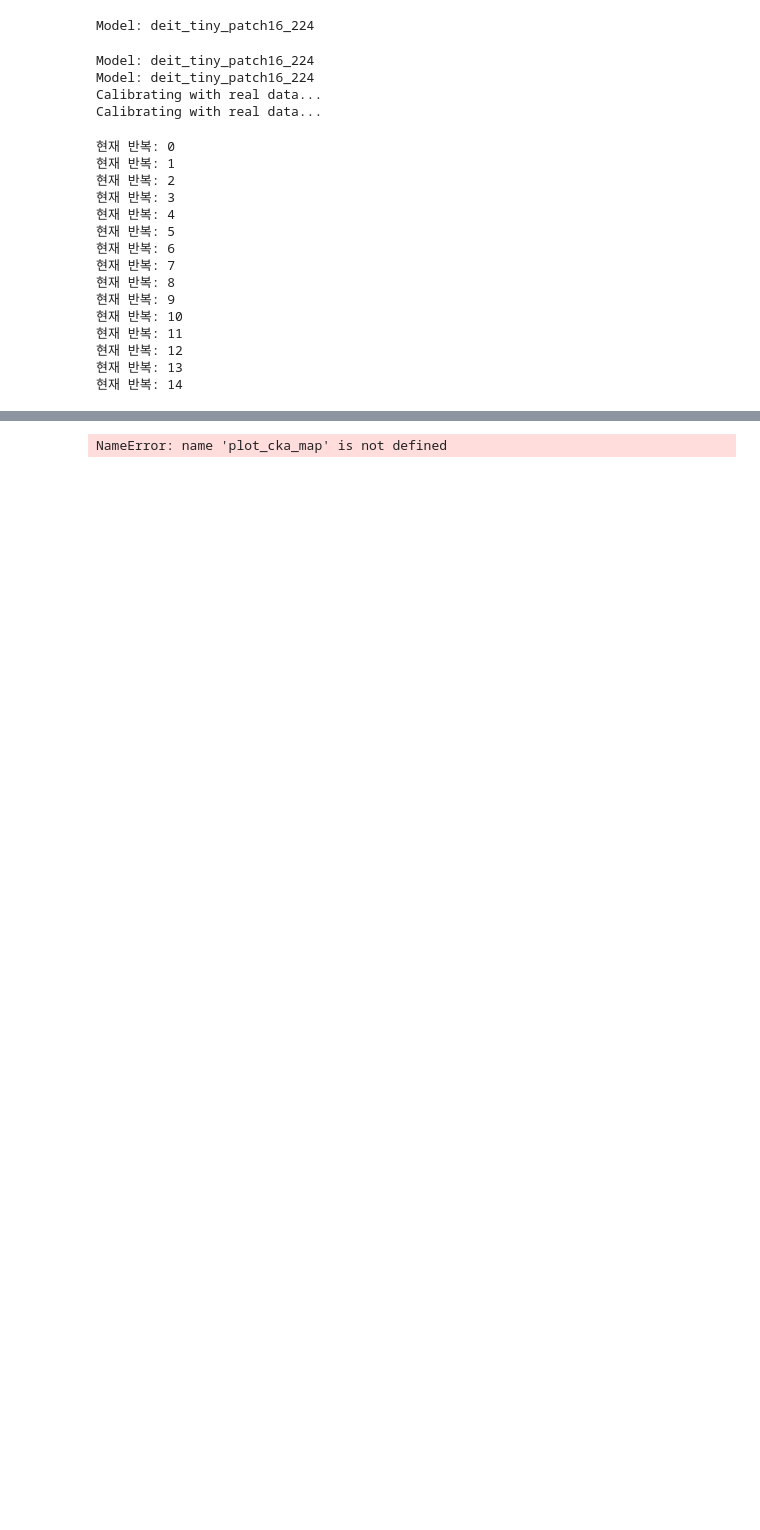
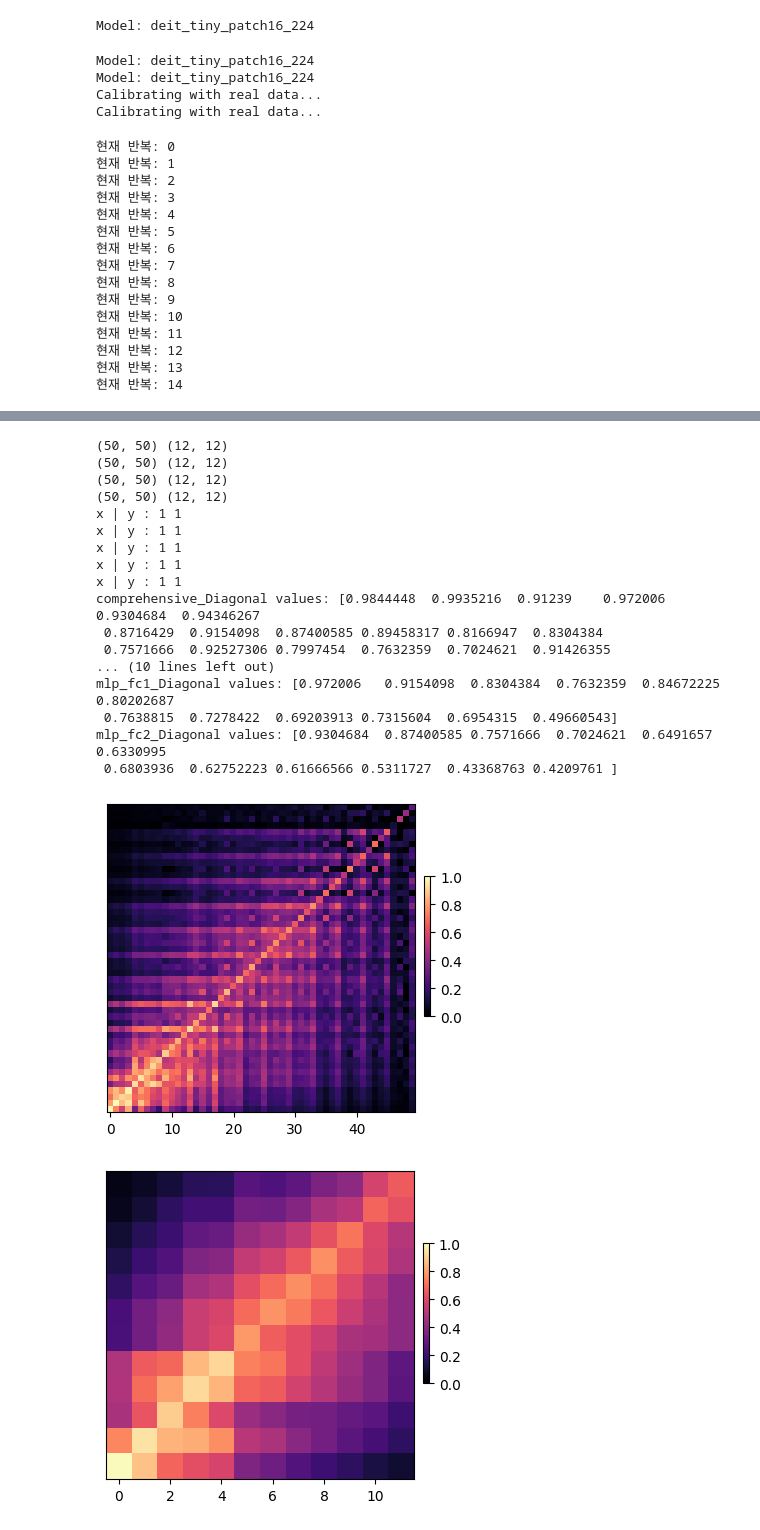
Before and after one commit to LeSN-Lab/diff-ViT, a Jupyter notebook: ddv_cka_calc.ipynb, the cells around one changed output, grey strips where cells are left out. Drawn from its saved outputs; the diff is of its cells as text; code cells hidden in the pictures; blank space fills up the shorter version.

```diff
--- a/ddv_cka_calc.ipynb
+++ b/ddv_cka_calc.ipynb
@@ -202,17 +218,17 @@ compute_cka_with_adversarial(not_quantized_model,
 # %%
 
 plot_cka_map(
-    cka_file_name= 'cka_with_adversarial_not_quantized_int4_model_test',
-    plot_name = 'cka_with_adversarial_not_quantized_int4_model_test',
+    cka_file_name= 'false_cka_with_adversarial_not_quantized_int4_model_test',
+    plot_name = 'false_cka_with_adversarial_not_quantized_int4_model_test',
     base_dir= '/data/deepops/temp/diff-ViT'
     )
 
 
 # 사용 예시
-pickle_folder = 'cka_with_adversarial_not_quantized_int4_model_test'
+pickle_folder = 'false_cka_with_adversarial_not_quantized_int4_model_test'
 #qkv, proj, mlp_fc1, mlp_fc2
 
-comprehensive_pickle_file = f'{pickle_folder}/cka_with_adversarial_not_quantized_int4_model_test_heatmap'
+comprehensive_pickle_file = f'{pickle_folder}/false_cka_with_adversarial_not_quantized_int4_model_test_heatmap'
 
 qkv_pickle_file = f'{pickle_folder}/cka_qkv'
 proj_pickle_file = f'{pickle_folder}/cka_proj'
@@ -228,32 +244,50 @@ qkv_diagonal = load_and_plot_diagonal(qkv_pickle_file)
 proj_diagonal = load_and_plot_diagonal(proj_pickle_file)
 mlp_fc1_diagonal = load_and_plot_diagonal(mlp_fc1_pickle_file)
 mlp_fc2_diagonal = load_and_plot_diagonal(mlp_fc2_pickle_file)
 
 
 # 대각 값들 출력
 print("comprehensive_Diagonal values:", comprehensive_diagonal)
 print("qkv_Diagonal values:", qkv_diagonal)
 print("proj_Diagonal values:", proj_diagonal)
 print("mlp_fc1_Diagonal values:", mlp_fc1_diagonal)
 print("mlp_fc2_Diagonal values:", mlp_fc2_diagonal)
 
 
 
 pickle_files = [
-    f'{pickle_folder}/cka_with_adversarial_not_quantized_int4_model_test_heatmap',
+    f'{pickle_folder}/false_cka_with_adversarial_not_quantized_int4_model_test_heatmap',
     f'{pickle_folder}/cka_qkv',
     f'{pickle_folder}/cka_proj',
     f'{pickle_folder}/cka_mlp_fc1',
     f'{pickle_folder}/cka_mlp_fc2'
 ]
 
 labels = ['Comprehensive', 'QKV', 'Proj', 'MLP FC1', 'MLP FC2']
 
 plot_all_diagonals(pickle_files, labels)
 
 # 대각 값들 출력
 for pickle_file, label in zip(pickle_files, labels):
     diagonal = load_diagonal(pickle_file)
     print(f"{label} Diagonal values:", diagonal)
 # %% [output]
-NameError: name 'plot_cka_map' is not defined
+(50, 50) (12, 12)
+(50, 50) (12, 12)
+(50, 50) (12, 12)
+(50, 50) (12, 12)
+x | y : 1 1
+x | y : 1 1
+x | y : 1 1
+x | y : 1 1
+x | y : 1 1
+comprehensive_Diagonal values: [0.9844448  0.9935216  0.91239    0.972006   0.9304684  0.94346267
+ 0.8716429  0.9154098  0.87400585 0.89458317 0.8166947  0.8304384
+ 0.7571666  0.92527306 0.7997454  0.7632359  0.7024621  0.91426355
+... (10 lines left out)
+mlp_fc1_Diagonal values: [0.972006   0.9154098  0.8304384  0.7632359  0.84672225 0.80202687
+ 0.7638815  0.7278422  0.69203913 0.7315604  0.6954315  0.49660543]
+mlp_fc2_Diagonal values: [0.9304684  0.87400585 0.7571666  0.7024621  0.6491657  0.6330995
+ 0.6803936  0.62752223 0.61666566 0.5311727  0.43368763 0.4209761 ]
+[figure, added]
+[figure, added]
```
Also changed, not shown: parts of 7 cells of this notebook, 38 other files.
